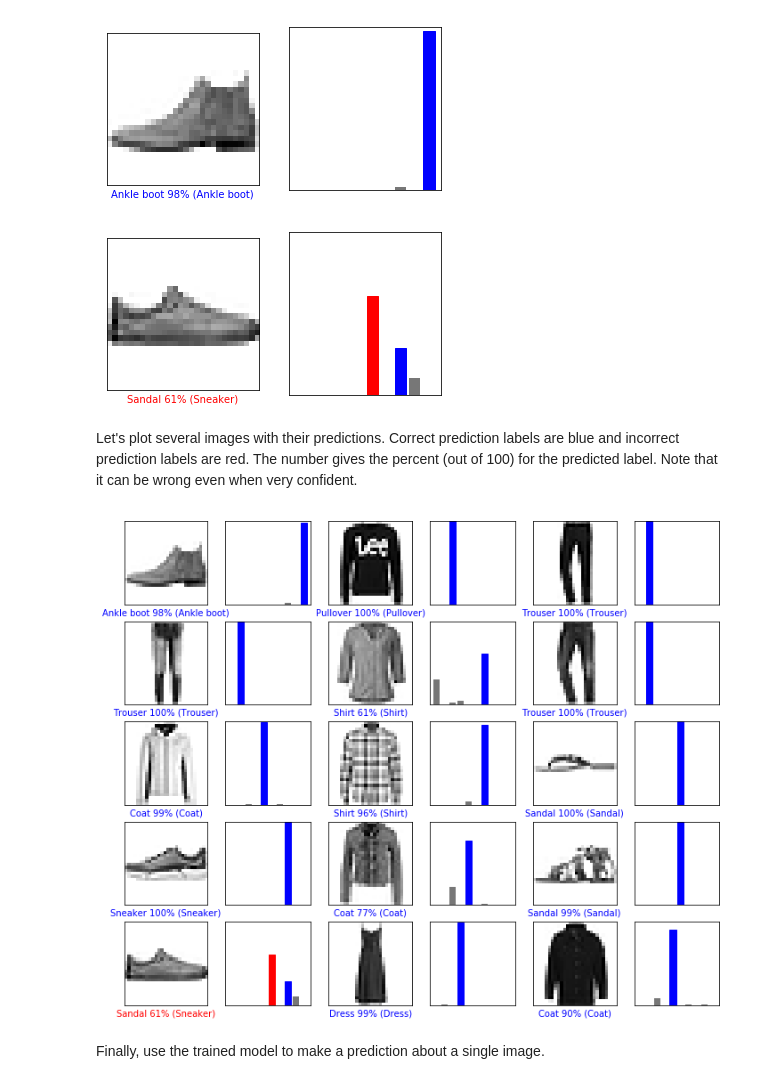
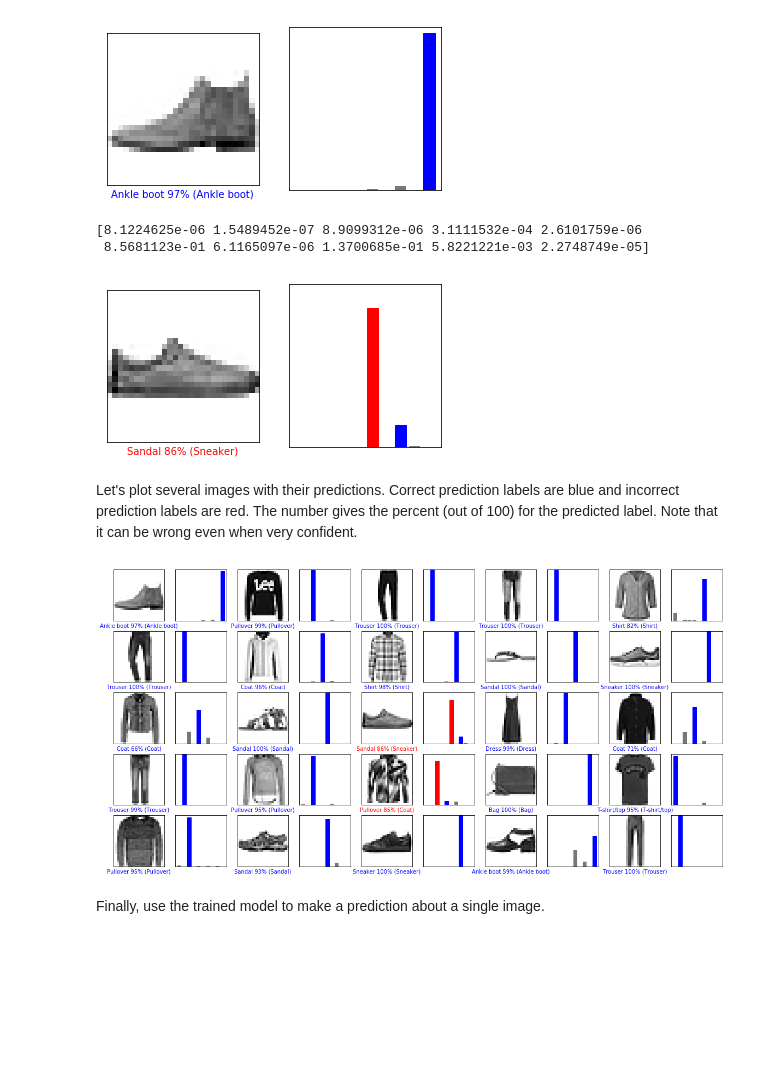
Before and after one commit to ndexter/DLforCompMath, a Jupyter notebook: Tutorial2/basic_classification.ipynb, the cells around one changed output. Cells and saved outputs as stored; diff of their text form; code cells hidden in the pictures; blank space fills up the shorter version.

```diff
--- a/Tutorial2/basic_classification.ipynb
+++ b/Tutorial2/basic_classification.ipynb
@@ -233,6 +235,7 @@ Most of deep learning consists of chaining together simple layers. Most layers,
 # %%
 model = keras.Sequential([
     keras.layers.Flatten(input_shape=(28, 28)),
+    keras.layers.Dense(1024, activation=tf.nn.relu),
     keras.layers.Dense(128, activation=tf.nn.relu),
     keras.layers.Dense(10, activation=tf.nn.softmax)
 ])
@@ -373,26 +375,30 @@ plt.subplot(1,2,1)
 plot_image(i, predictions, test_labels, test_images)
 plt.subplot(1,2,2)
 plot_value_array(i, predictions,  test_labels)
+print(predictions[i])
 plt.show()
 # %% [output]
+[8.1224625e-06 1.5489452e-07 8.9099312e-06 3.1111532e-04 2.6101759e-06
+ 8.5681123e-01 6.1165097e-06 1.3700685e-01 5.8221221e-03 2.2748749e-05]
-[figure, old version]
+[figure, new version]
 # %% [markdown]
 Let's plot several images with their predictions. Correct prediction labels are blue and incorrect prediction labels are red. The number gives the percent (out of 100) for the predicted label. Note that it can be wrong even when very confident.
 # %%
 # Plot the first X test images, their predicted label, and the true label
 # Color correct predictions in blue, incorrect predictions in red
 num_rows = 5
-num_cols = 3
+num_cols = 5
+
 num_images = num_rows*num_cols
 plt.figure(figsize=(2*2*num_cols, 2*num_rows))
 for i in range(num_images):
   plt.subplot(num_rows, 2*num_cols, 2*i+1)
   plot_image(i, predictions, test_labels, test_images)
   plt.subplot(num_rows, 2*num_cols, 2*i+2)
   plot_value_array(i, predictions, test_labels)
 plt.show()
 # %% [output]
-[figure, old version]
+[figure, new version]
 # %% [markdown]
 Finally, use the trained model to make a prediction about a single image.
 # %%
```
Also changed, not shown: parts of 8 cells of this notebook, 2 other files.
